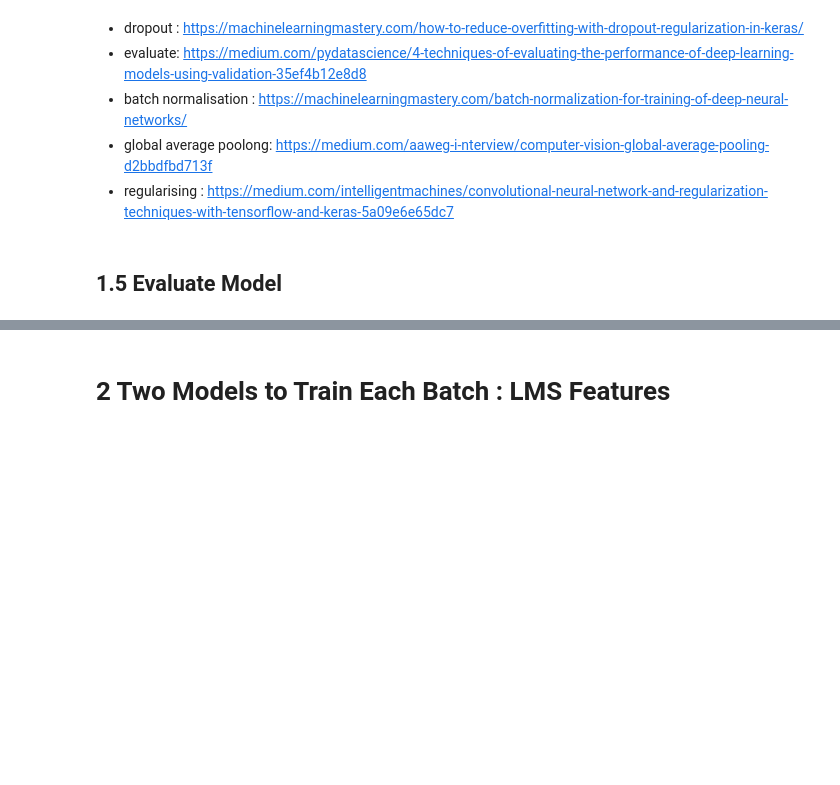
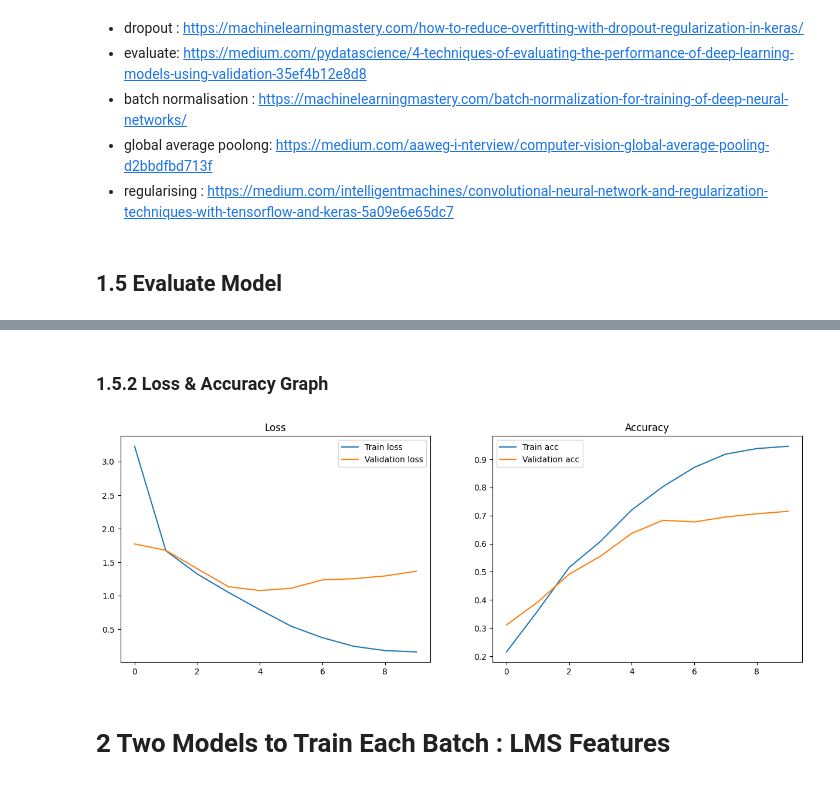
Before and after one commit to Deirdre-cyber/fyp-development, a Jupyter notebook: code/cnn_train_model.ipynb, the cells around one changed output, grey strips where cells are left out. Cells and saved outputs as stored; diff of their text form; code cells hidden in the pictures; blank space fills up the shorter version.

Commit message:
Added graph to view result and tweaked model. Needs more work!

```diff
--- a/code/cnn_train_model.ipynb
+++ b/code/cnn_train_model.ipynb
@@ -103,16 +104,20 @@ Number of classes (emotions): 8
 # %%
 X_train_reshaped = X_train.reshape(X_train.shape[0], X_train.shape[1], X_train.shape[2], 1)
 
-model = models.Sequential([
+wav_model = models.Sequential([
     layers.Input(shape=X_train_reshaped.shape[1:]),
-    layers.Conv2D(32, (3, 3), activation='relu'),
-    layers.Dropout(0.25),
+    #layers.BatchNormalization(),
+    layers.Conv2D(32, (3, 3), activation='relu', name='conv_layer_1'),
     layers.MaxPooling2D((2, 2)),
-    layers.Conv2D(64, (3, 3), activation='relu'),
+    #layers.Dropout(0.25),
+    layers.Conv2D(64, (3, 3), activation='relu', name='conv_layer_2'),
     layers.MaxPooling2D((2, 2)),
-    layers.Conv2D(128, (3, 3), activation='relu'),
+
+    layers.Conv2D(128, (3, 3), activation='relu', name='conv_layer_3'),
     layers.MaxPooling2D((2, 2)),
+
     layers.Flatten(),
-    layers.Dense(128, activation='relu'),
+
+    layers.Dense(256, activation='relu'),
     layers.Dense(num_classes, activation='softmax')
 ])
@@ -119,7 +150,7 @@ model = models.Sequential([
 # %% [markdown]
 ## 1.3 Compile the Model
 # %%
-model.compile(optimizer='adam',
+wav_model.compile(optimizer='adam',
               loss='categorical_crossentropy',
               metrics=['accuracy'])
 # %% [markdown]
@@ -145,7 +186,7 @@ print(np.unique(emotions))
 # %%
 X_val_reshaped = X_val.reshape(X_val.shape[0], X_val.shape[1], X_val.shape[2], 1)
 
-history = model.fit(X_train_reshaped, y_train_encoded,
+history = wav_model.fit(X_train_reshaped, y_train_encoded,
                     epochs=10,
                     batch_size=32,
                     validation_data=(X_val_reshaped, y_val_encoded))
@@ -187,3 +232,21 @@ print('Test accuracy:', test_accuracy)
+# %% [markdown]
+### 1.5.2 Loss & Accuracy Graph
+# %%
+# https://medium.com/intelligentmachines/convolutional-neural-network-and-regularization-techniques-with-tensorflow-and-keras-5a09e6e65dc7
+def show_final_history(history):
+    fig, ax = plt.subplots(1, 2, figsize=(15,5))
+    ax[0].set_title('Loss')
+    ax[0].plot(history.epoch, history.history["loss"], label="Train loss")
+    ax[0].plot(history.epoch, history.history["val_loss"], label="Validation loss")
+    ax[1].set_title('Accuracy')
+    ax[1].plot(history.epoch, history.history["accuracy"], label="Train acc")
+    ax[1].plot(history.epoch, history.history["val_accuracy"], label="Validation acc")
+    ax[0].legend()
+    ax[1].legend()
+# %%
+show_final_history(history)
+# %% [output]
+[figure, added]
 # %% [markdown]
 # 2 Two Models to Train Each Batch : LMS Features
 # %% [markdown]
```
Also changed, not shown: parts of 17 cells of this notebook.
